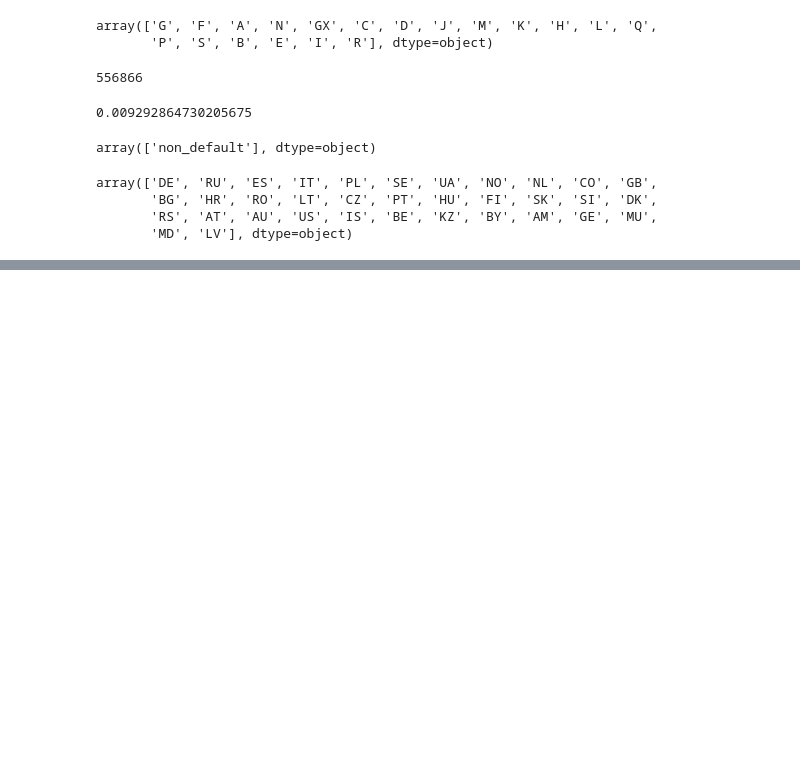
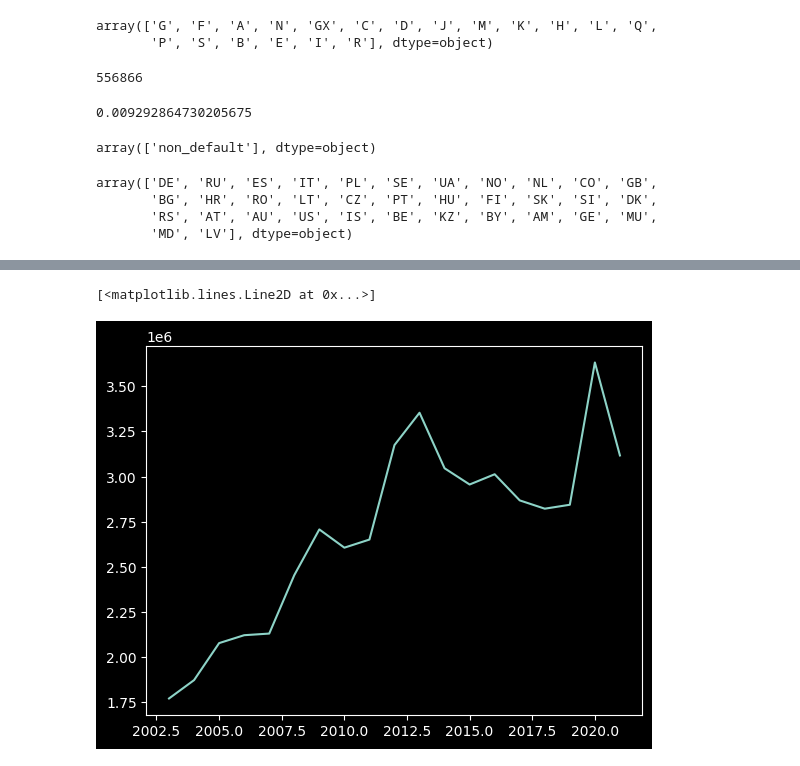
Before and after one commit to jakublaza/FCS-Zanders, a Jupyter notebook: FCS_code.ipynb, the cells around one changed output, grey strips where cells are left out. Drawn from its saved outputs; the diff is of its cells as text; code cells hidden in the pictures; blank space fills up the shorter version.

```diff
--- a/FCS_code.ipynb
+++ b/FCS_code.ipynb
@@ -57,4 +57,4 @@ len(df.loc[:, l].dropna()['bvd_id_number'].unique())
 # %% [output]
 380054
 # %%
-df.loc[:, l].dropna().loc[df.loc[:, l].dropna()['bvd_id_number']=='SE5564586948']
+df2 = df.loc[:, l].dropna()
@@ -138,0 +223,9 @@ array([2020, 2011, 2013, 2014, 2021, 2016, 2015, 2006, 2005, 2019, 2017,
+# %%
+fxa = {}
+for i in range(2003, 2022):
+    try:
+        val = df2[(df2['country_code'] == 'IT') & (df2['status_year'] == i)].groupby(['status_year']).mean().reset_index()['fixed_assets_0'][0]
+        fxa[i] = val
+        print(val)
+    except:
+        continue
@@ -138,0 +274,9 @@ array([2020, 2011, 2013, 2014, 2021, 2016, 2015, 2006, 2005, 2019, 2017,
+# %%
+import matplotlib.pyplot as plt
+
+mlist = sorted(fxa.items())
+x, y = zip(*mlist)
+plt.plot(x, y)
+# %% [output]
+[<matplotlib.lines.Line2D at 0x...>]
+[figure, added]
```
Also changed, not shown: parts of 63 cells of this notebook, 5 other files.
